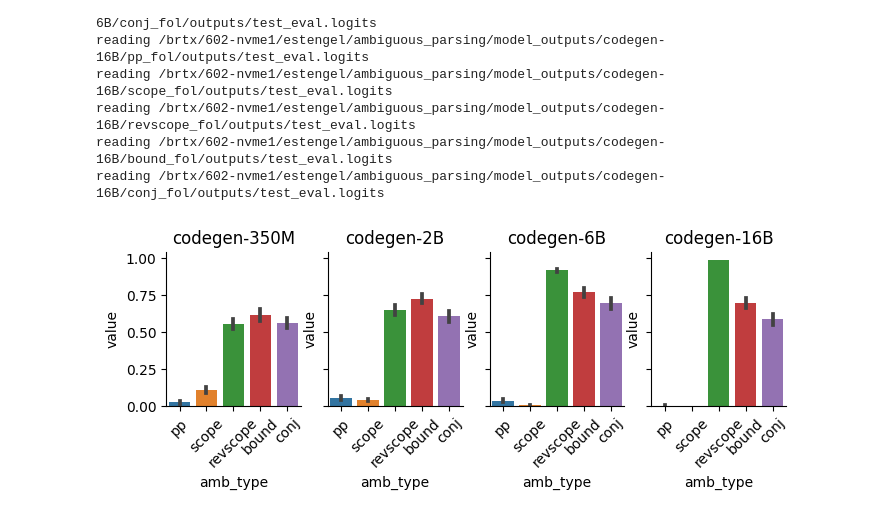
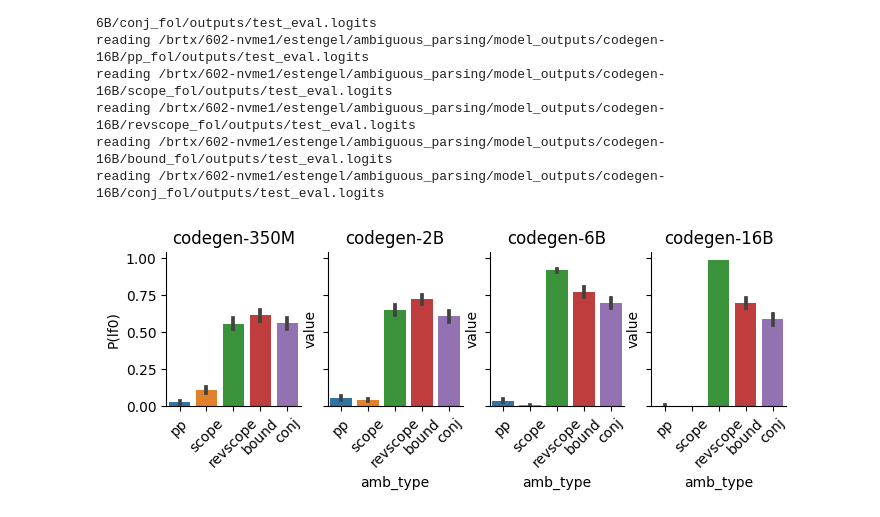
Before and after one commit to esteng/ambiguous_parsing, a Jupyter notebook: src/ambiguous_parsing/analysis/zero_shot_forced.ipynb, the cells around one changed output. Cells and saved outputs as stored; diff of their text form; code cells hidden in the pictures.

```diff
--- a/src/ambiguous_parsing/analysis/zero_shot_forced.ipynb
+++ b/src/ambiguous_parsing/analysis/zero_shot_forced.ipynb
@@ -75,22 +75,24 @@ reading /brtx/602-nvme1/estengel/ambiguous_parsing/model_outputs/codegen-16B/con
 # %%
 import seaborn as sns
 from matplotlib import pyplot as plt
 import pandas as pd
 
 df = pd.DataFrame(data_for_df)
 
 prob_df = df[df['type'] == "norm_total_lf0"]
 
 fig, ax = plt.subplots(1, 4, figsize=(8,2), sharex=True, sharey=True)
 
 for midx, model in enumerate(["codegen-350M", "codegen-2B", "codegen-6B", "codegen-16B"]):
     ax[midx].set_title(model)
     model_df = df[df['model'] == model]
     sns.barplot(data = model_df, x = "amb_type", y = "value", ax=ax[midx])
     # rotate xticks 45 degrees
     for item in ax[midx].get_xticklabels():
         item.set_rotation(45)
 
+ax[0].set_ylabel("P(lf0)")
+ax[0].set_xlabel("")
 sns.despine()
 # %% [output]
-[figure, old version]
+[figure, new version]
```
Also changed, not shown: parts of 2 cells of this notebook, 9 other files.
